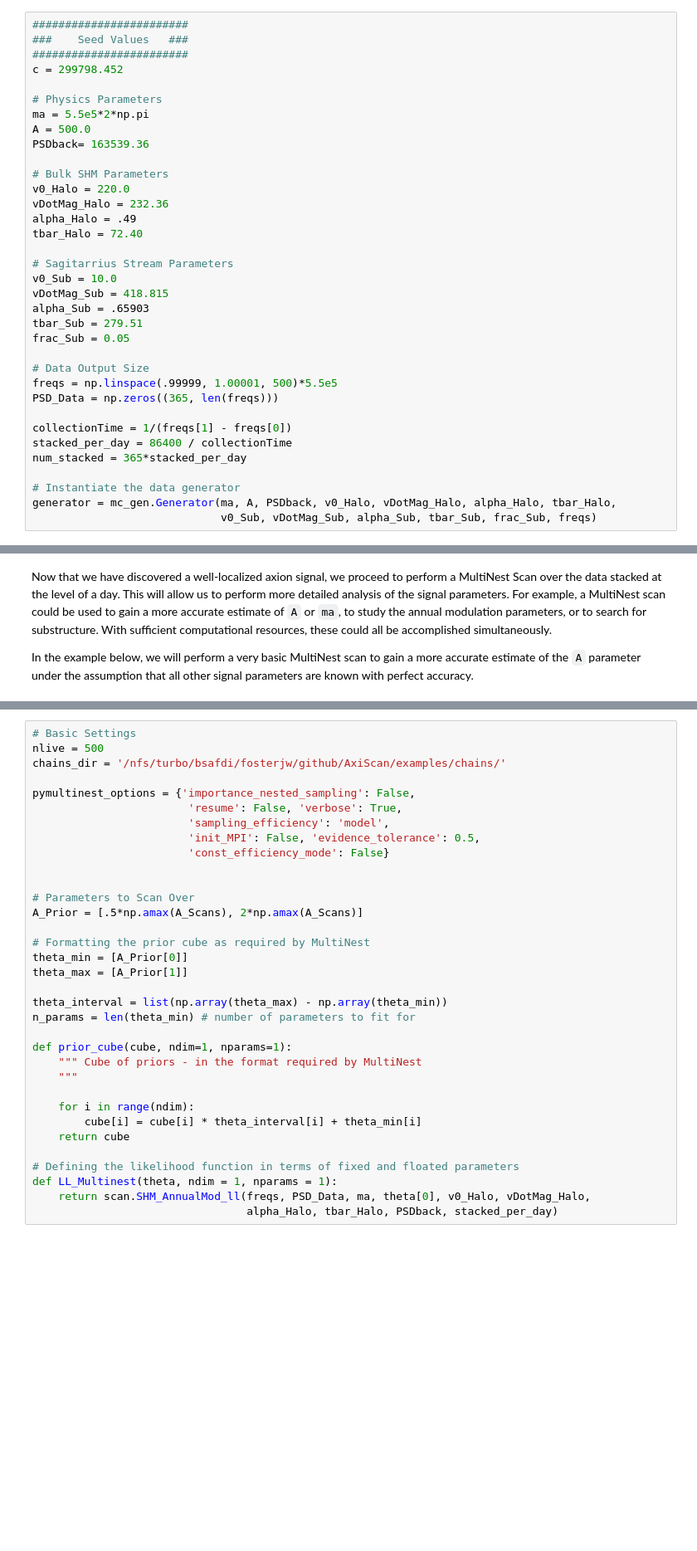
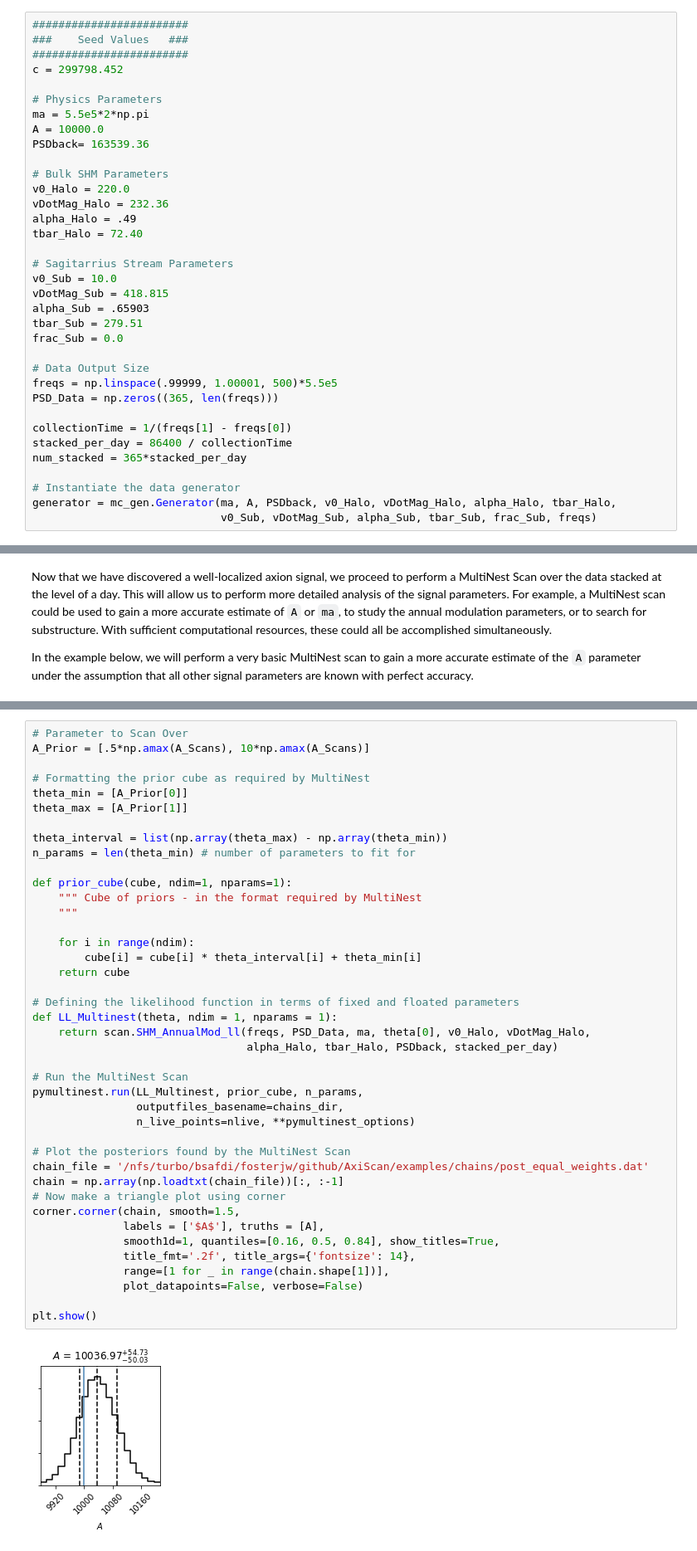
Before and after one commit to bsafdi/AxiScan, a Jupyter notebook: examples/Example.ipynb, the cells around one changed output, grey strips where cells are left out. Shown: that part at 83% size. Saved outputs shown, nothing was run; the diff lists cells and outputs as text; blank space fills up the shorter version.

Commit message:
Checked Scans

```diff
--- a/examples/Example.ipynb
+++ b/examples/Example.ipynb
@@ -58,7 +58,7 @@ c = 299798.452
 
 # Physics Parameters
 ma = 5.5e5*2*np.pi
-A = 500.0
+A = 10000.0
 PSDback= 163539.36
 
 # Bulk SHM Parameters
@@ -72,7 +72,7 @@ v0_Sub = 10.0
 vDotMag_Sub = 418.815
 alpha_Sub = .65903
 tbar_Sub = 279.51
-frac_Sub = 0.05
+frac_Sub = 0.0
 
 # Data Output Size
 freqs = np.linspace(.99999, 1.00001, 500)*5.5e5
@@ -210,34 +226,43 @@ In the example below, we will perform a very basic MultiNest scan to gain a more
 # %%
-# Basic Settings
-nlive = 500
-chains_dir = '/nfs/turbo/bsafdi/fosterjw/github/AxiScan/examples/chains/'
-
-pymultinest_options = {'importance_nested_sampling': False,
-                        'resume': False, 'verbose': True,
-                        'sampling_efficiency': 'model',
-                        'init_MPI': False, 'evidence_tolerance': 0.5,
-                        'const_efficiency_mode': False}
-
-
-# Parameters to Scan Over
-A_Prior = [.5*np.amax(A_Scans), 2*np.amax(A_Scans)]
+# Parameter to Scan Over
+A_Prior = [.5*np.amax(A_Scans), 10*np.amax(A_Scans)]
 
 # Formatting the prior cube as required by MultiNest
 theta_min = [A_Prior[0]]
 theta_max = [A_Prior[1]]
 
 theta_interval = list(np.array(theta_max) - np.array(theta_min))
 n_params = len(theta_min) # number of parameters to fit for
 
 def prior_cube(cube, ndim=1, nparams=1):
     """ Cube of priors - in the format required by MultiNest
     """
 
     for i in range(ndim):
         cube[i] = cube[i] * theta_interval[i] + theta_min[i]
     return cube
 
 # Defining the likelihood function in terms of fixed and floated parameters
 def LL_Multinest(theta, ndim = 1, nparams = 1):
     return scan.SHM_AnnualMod_ll(freqs, PSD_Data, ma, theta[0], v0_Halo, vDotMag_Halo,
                                  alpha_Halo, tbar_Halo, PSDback, stacked_per_day)
+
+# Run the MultiNest Scan
+pymultinest.run(LL_Multinest, prior_cube, n_params,
+                outputfiles_basename=chains_dir,
+                n_live_points=nlive, **pymultinest_options)
+
+# Plot the posteriors found by the MultiNest Scan
+chain_file = '/nfs/turbo/bsafdi/fosterjw/github/AxiScan/examples/chains/post_equal_weights.dat'
+chain = np.array(np.loadtxt(chain_file))[:, :-1]
+# Now make a triangle plot using corner
+corner.corner(chain, smooth=1.5,
+              labels = ['$A$'], truths = [A],
+              smooth1d=1, quantiles=[0.16, 0.5, 0.84], show_titles=True,
+              title_fmt='.2f', title_args={'fontsize': 14},
+              range=[1 for _ in range(chain.shape[1])],
+              plot_datapoints=False, verbose=False)
+
+plt.show()
+# %% [output]
+[figure, added]
```
Also changed, not shown: parts of 7 cells of this notebook.
